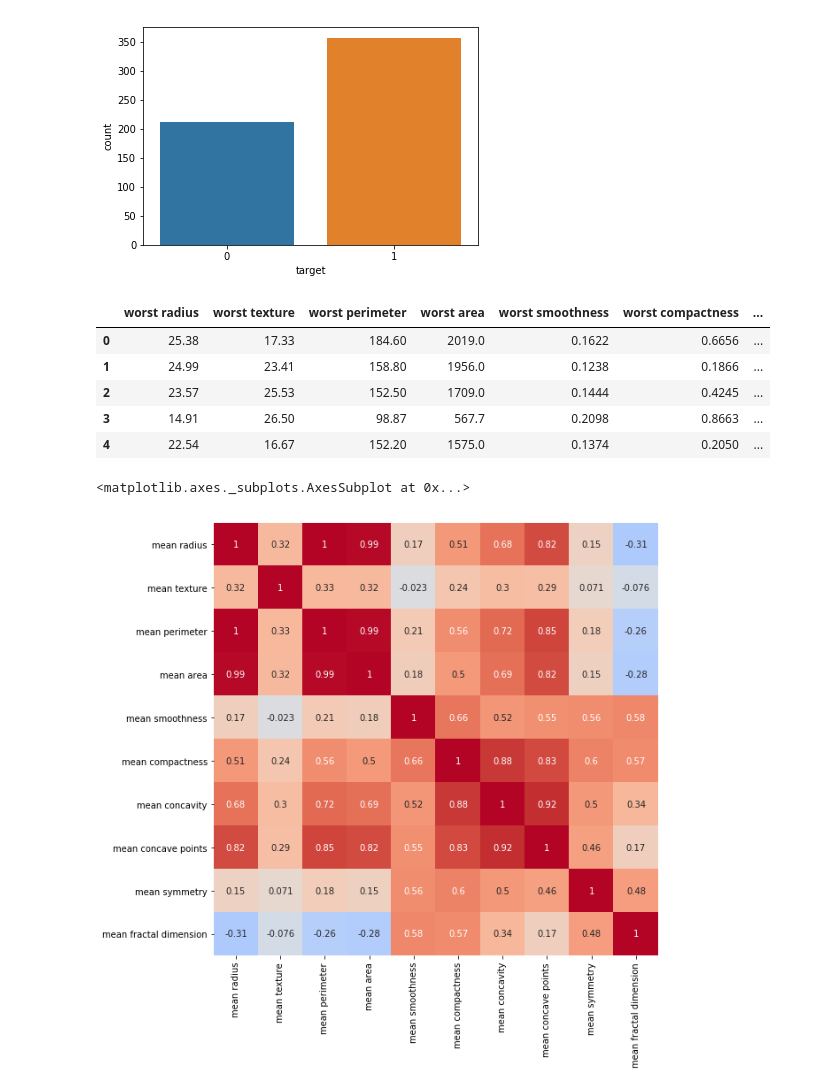
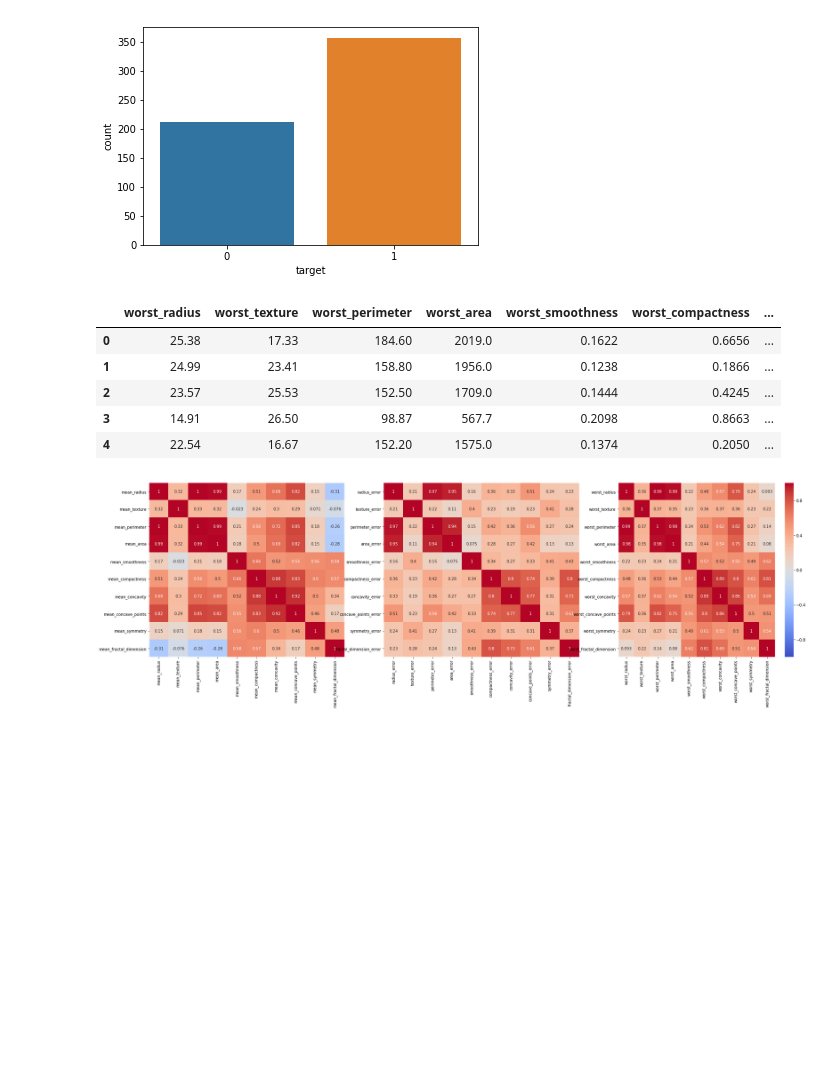
Before and after one commit to arman258/CNG-562, a Jupyter notebook: Untitled.ipynb, the cells around one changed output. Drawn from its saved outputs; the diff is of its cells as text; code cells hidden in the pictures; blank space fills up the shorter version.

```diff
--- a/Untitled.ipynb
+++ b/Untitled.ipynb
@@ -11,7 +11,9 @@ cancer = load_breast_cancer()
 print (cancer.keys())
 df_cancer = pd.DataFrame(cancer.data, columns=cancer.feature_names)
 df_cancer['target'] = pd.Series(cancer.target)
-print (pd.isnull(df_cancer).any())
+#print (pd.isnull(df_cancer).any())
+
+df_cancer.columns=df_cancer.columns.str.replace(" ","_")
 df_cancer.shape
 # %% [output]
 dict_keys(['data', 'target', 'target_names', 'DESCR', 'feature_names', 'filename'])
@@ -56,23 +42,20 @@ feature_error [:5]
 feature_worst = df_cancer.iloc[:,20:-1]
 feature_worst [:5]
 # %% [output]
-|  | worst radius | worst texture | worst perimeter | worst area | worst smoothness | worst compactness | ... |
+|  | worst_radius | worst_texture | worst_perimeter | worst_area | worst_smoothness | worst_compactness | ... |
 | 0 | 25.38 | 17.33 | 184.60 | 2019.0 | 0.1622 | 0.6656 | ... |
 | 1 | 24.99 | 23.41 | 158.80 | 1956.0 | 0.1238 | 0.1866 | ... |
 | 2 | 23.57 | 25.53 | 152.50 | 1709.0 | 0.1444 | 0.4245 | ... |
 | 3 | 14.91 | 26.50 | 98.87 | 567.7 | 0.2098 | 0.8663 | ... |
 | 4 | 22.54 | 16.67 | 152.20 | 1575.0 | 0.1374 | 0.2050 | ... |
 # %%
-plt.figure(figsize = [9,9])
-#corr_fig, (ax1, ax2, ax3) = plt.subplots(1,3, gridspec_kw={'width_ratios':[1,1,1,0.08]})
+#plt.figure(figsize = [9,9])
+corr_fig, (ax1, ax2, ax3) = plt.subplots(1,3, figsize = [9,9])
+corr_fig.set_size_inches(30.7, 8.27)
+#plt.subplots_adjust(hspace = 5)
 
-sns.heatmap(feature_mean.corr(), vmin=-1.0, vmax=1.0 , annot=True, cmap='coolwarm', cbar=False)
-
-#ax2 = sns.heatmap(feature_error.corr(), vmin=-1.0, vmax=1.0 , annot=True, cmap='coolwarm', ax=ax2,cbar=False)
-
-#ax3 = sns.heatmap(feature_worst.corr(), vmin=-1.0, vmax=1.0 , annot=True, cmap='coolwarm',ax=ax3,  cbar= True)
-
-#plt.subplots_adjust(hspace = 5)
+ax1 = sns.heatmap(feature_mean.corr(), vmin=-1.0, vmax=1.0 , annot=True, cmap='coolwarm', ax=ax1, cbar=False)
+ax2 = sns.heatmap(feature_error.corr(), vmin=-1.0, vmax=1.0 , annot=True, cmap='coolwarm', ax=ax2, cbar=False)
+ax3 = sns.heatmap(feature_worst.corr(), vmin=-1.0, vmax=1.0 , annot=True, cmap='coolwarm',ax=ax3,  cbar= True)
 # %% [output]
-<matplotlib.axes._subplots.AxesSubplot at 0x...>
-[figure, old version]
+[figure, new version]
```
Also changed, not shown: parts of 14 cells of this notebook.
